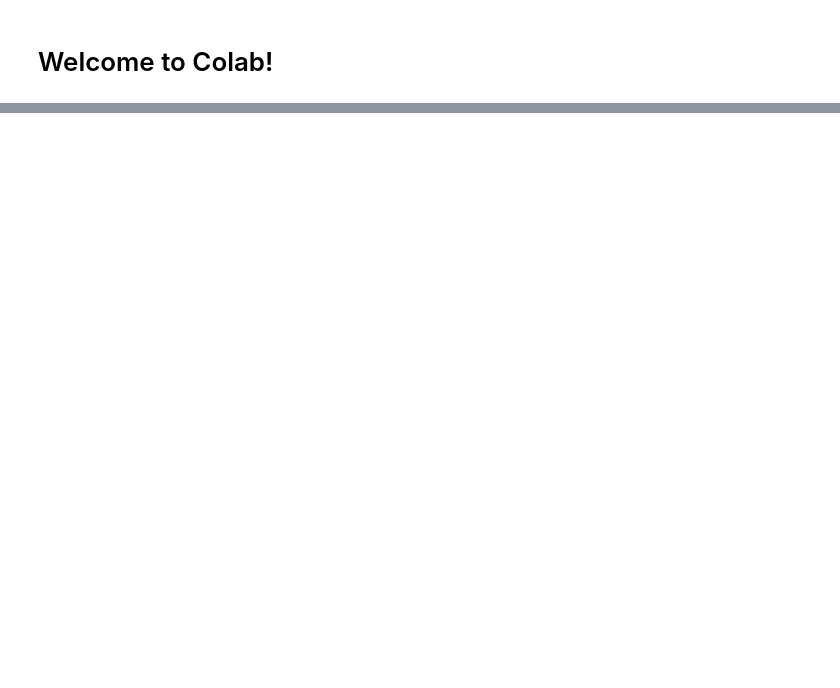
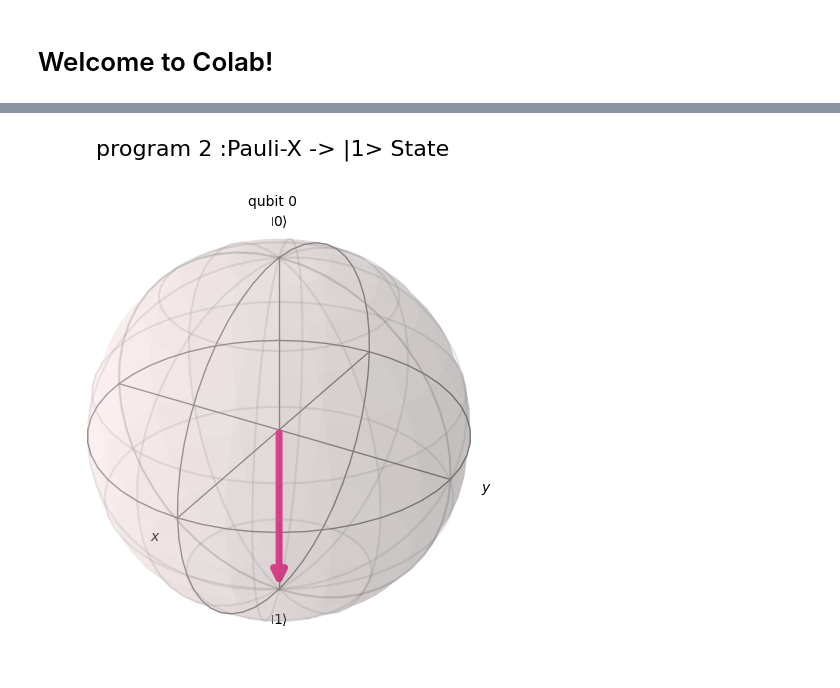
Before and after one commit to siripikusumareddy/DATASET, a Jupyter notebook: Copy_of_Welcome_To_Colab.ipynb, the cells around one changed output, grey strips where cells are left out. Cells and saved outputs as stored; diff of their text form; code cells hidden in the pictures; blank space fills up the shorter version.

```diff
--- a/Copy_of_Welcome_To_Colab.ipynb
+++ b/Copy_of_Welcome_To_Colab.ipynb
@@ -334,0 +22,7 @@ These are a few of the notebooks related to Machine Learning, including Google's
+# %%
+qc2=QuantumCircuit(1)
+qc2.x(0)
+state2=Statevector(qc2)
+display(plot_bloch_multivector(state2,title='program 2 :Pauli-X -> |1> State'))
+# %% [output]
+[figure, added]
```
Also changed, not shown: parts of 42 cells of this notebook.
